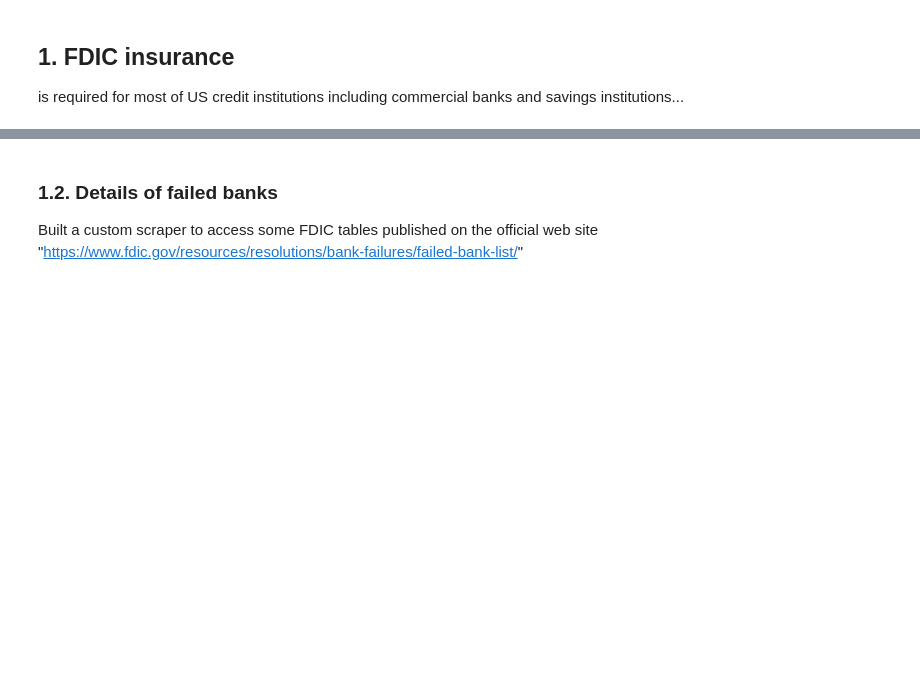
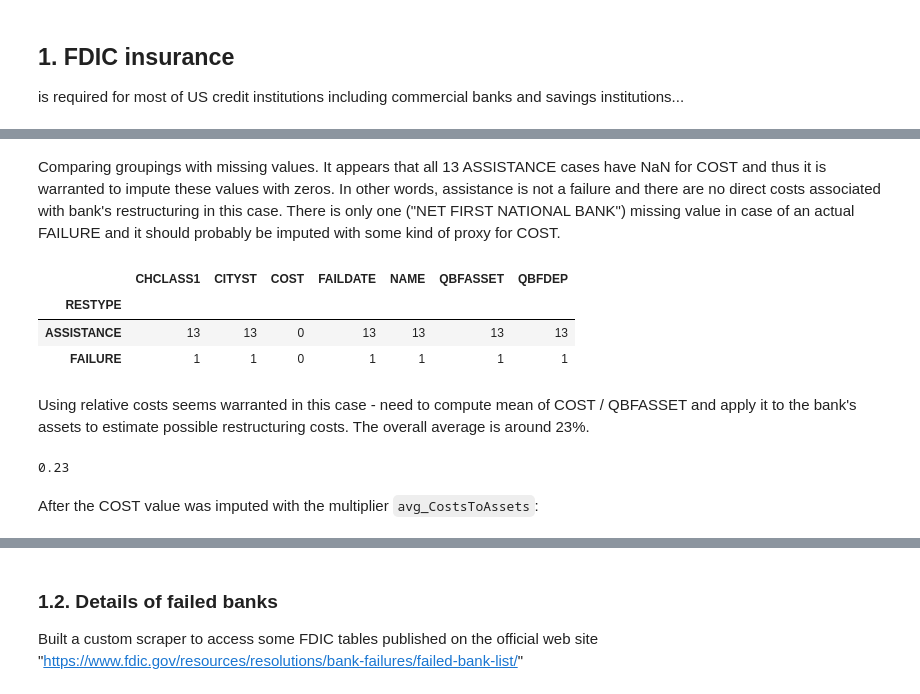
Before and after one commit to allaccountstaken/fdic_banks_eda, a Jupyter notebook: notebooks/summary_report/banks_eda.ipynb, the cells around one changed output, grey strips where cells are left out. Drawn from its saved outputs; the diff is of its cells as text; code cells hidden in the pictures; blank space fills up the shorter version.

```diff
--- a/notebooks/summary_report/banks_eda.ipynb
+++ b/notebooks/summary_report/banks_eda.ipynb
@@ -42,0 +60,19 @@ costs = pd.read_csv('../../data/failed_banks_cleaned.csv', index_col=0)
+# %% [markdown]
+Comparing groupings with missing values. It appears that all 13 ASSISTANCE cases have NaN for COST and thus it is warranted to impute these values with zeros. In other words, assistance is not a failure and there are no direct costs associated with bank's restructuring in this case. There is only one ("NET FIRST NATIONAL BANK") missing value in case of an actual FAILURE and it should probably be imputed with some kind of proxy for COST.
+# %%
+missing_data = costs[costs.isnull().any(axis=1)]
+missing_data.groupby([missing_data['RESTYPE']]).count()
+# %% [output]
+|  | CHCLASS1 | CITYST | COST | FAILDATE | NAME | QBFASSET | QBFDEP |
+| RESTYPE |  |  |  |  |  |  |  |
+| ASSISTANCE | 13 | 13 | 0 | 13 | 13 | 13 | 13 |
+| FAILURE | 1 | 1 | 0 | 1 | 1 | 1 | 1 |
+# %% [markdown]
+Using relative costs seems warranted in this case - need to compute mean of COST / QBFASSET and apply it to the bank's assets to estimate possible restructuring costs. The overall average is around 23%.
+# %%
+avg_CostsToAssets  = np.round(np.mean(costs['COST']/costs['QBFASSET']), 2)
+avg_CostsToAssets
+# %% [output]
+0.23
+# %% [markdown]
+After the COST value was imputed with the multiplier `avg_CostsToAssets`:
```
Also changed, not shown: parts of 21 cells of this notebook.
